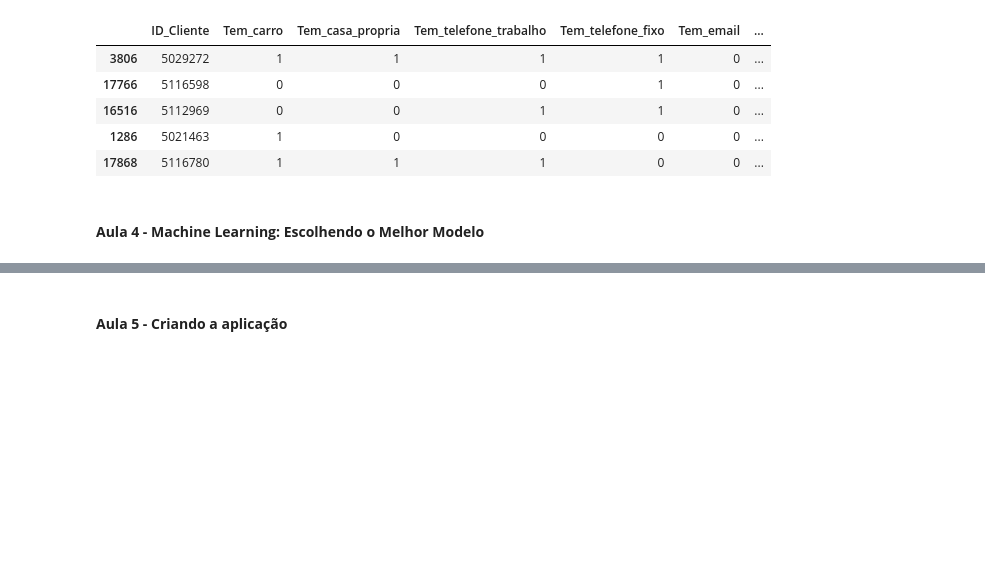
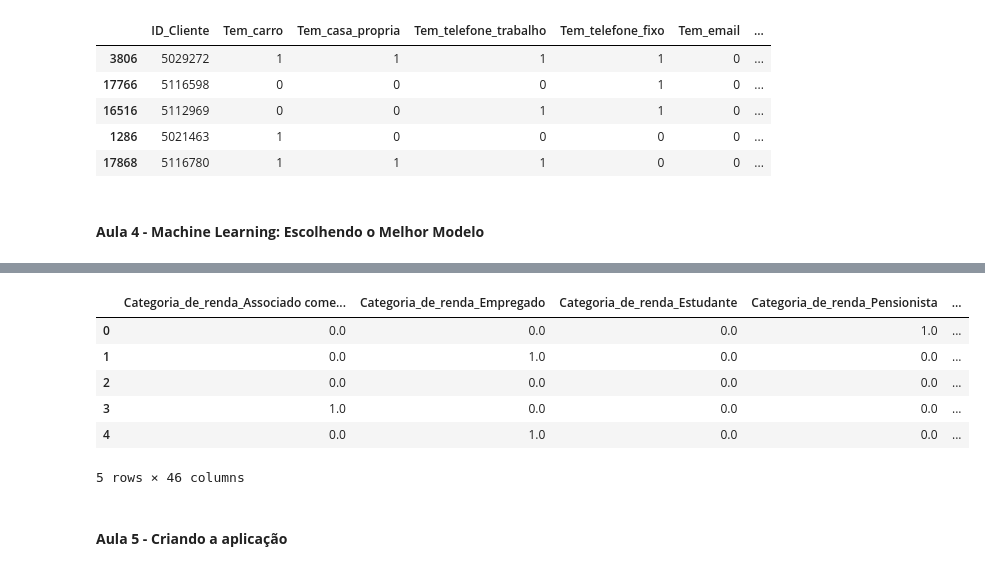
Before and after one commit to RicardViana/fiap-data-viz-and-production-models, a Jupyter notebook: deploy_de_aplicacoes.ipynb, the cells around one changed output, grey strips where cells are left out. Saved outputs shown, nothing was run; the diff lists cells and outputs as text; code cells hidden in the pictures; blank space fills up the shorter version.

```diff
--- a/deploy_de_aplicacoes.ipynb
+++ b/deploy_de_aplicacoes.ipynb
@@ -1246,0 +1269,16 @@ train.head()
+# %%
+# Rodar o pipeline para o teste
+
+teste = pipeline(df_teste)
+# %%
+# Ver os dados
+
+teste.head()
+# %% [output]
+|  | Categoria_de_renda_Associado come... | Categoria_de_renda_Empregado | Categoria_de_renda_Estudante | Categoria_de_renda_Pensionista | ... |
+| 0 | 0.0 | 0.0 | 0.0 | 1.0 | ... |
+| 1 | 0.0 | 1.0 | 0.0 | 0.0 | ... |
+| 2 | 0.0 | 0.0 | 0.0 | 0.0 | ... |
+| 3 | 1.0 | 0.0 | 0.0 | 0.0 | ... |
+| 4 | 0.0 | 1.0 | 0.0 | 0.0 | ... |
+5 rows × 46 columns
```
Also changed, not shown: parts of 11 cells of this notebook.
